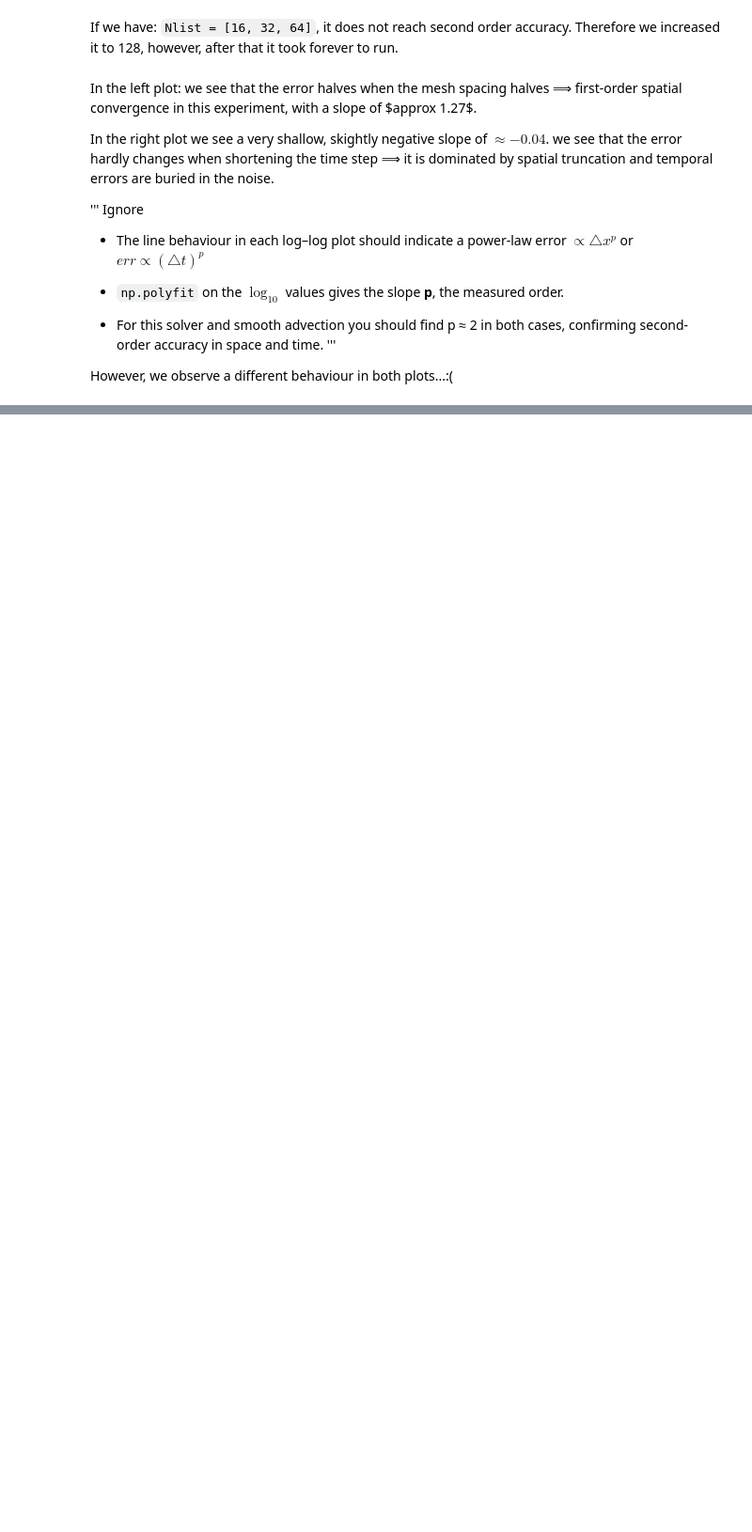
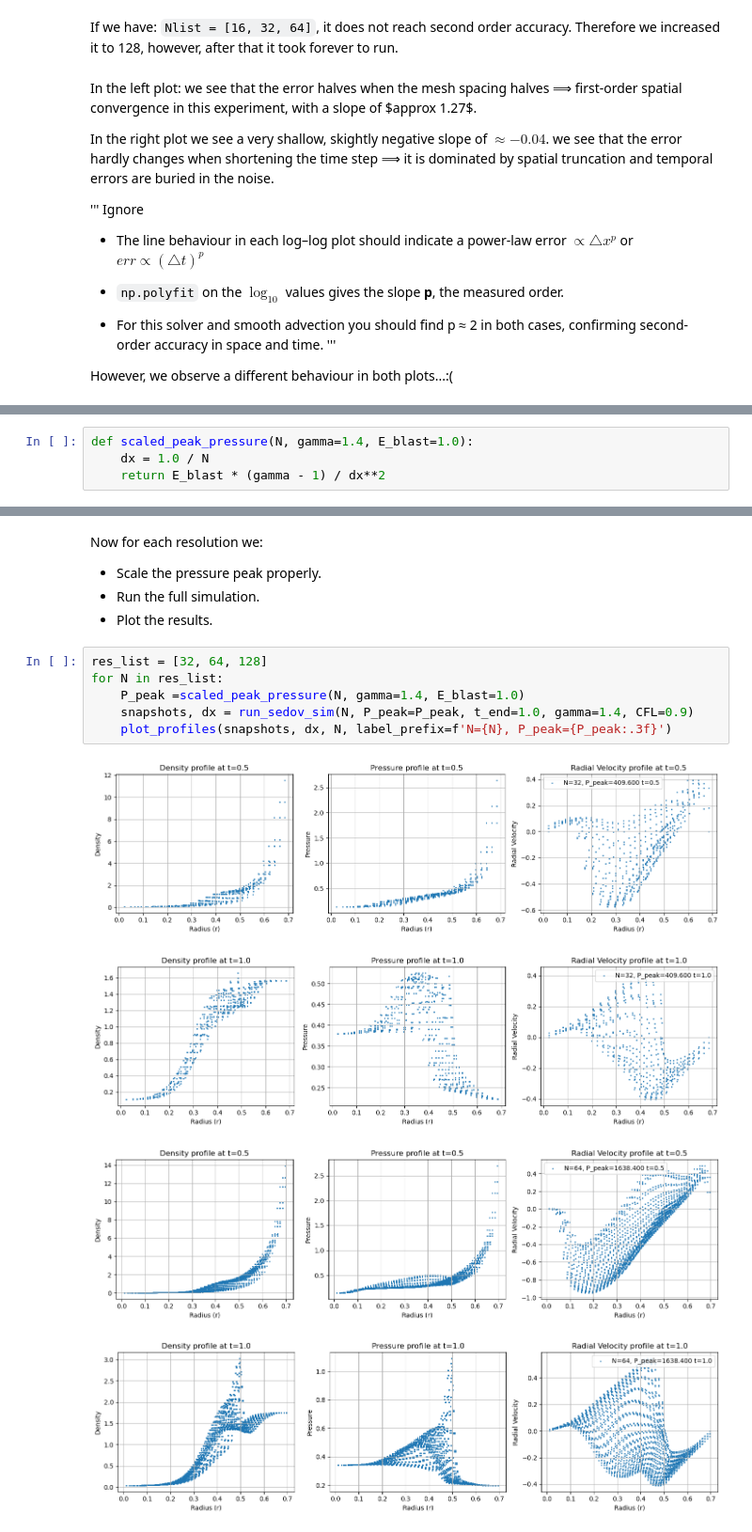
Before and after one commit to ShannonS00/Computational-Astrophysics, a Jupyter notebook: Worksheet_9/Worksheet_9_G22.ipynb, the cells around one changed output, grey strips where cells are left out. Shown at 94% size. Drawn from its saved outputs; the diff is of its cells as text; blank space fills up the shorter version.

```diff
--- a/Worksheet_9/Worksheet_9_G22.ipynb
+++ b/Worksheet_9/Worksheet_9_G22.ipynb
@@ -234,0 +329,4 @@ However, we observe a different behaviour in both plots...:(
+# %%
+def scaled_peak_pressure(N, gamma=1.4, E_blast=1.0):
+    dx = 1.0 / N
+    return E_blast * (gamma - 1) / dx**2
@@ -234,0 +337,16 @@ However, we observe a different behaviour in both plots...:(
+# %% [markdown]
+Now for each resolution we:
+- Scale the pressure peak properly.
+- Run the full simulation.
+- Plot the results.
+# %%
+res_list = [32, 64, 128]
+for N in res_list:
+    P_peak =scaled_peak_pressure(N, gamma=1.4, E_blast=1.0)
+    snapshots, dx = run_sedov_sim(N, P_peak=P_peak, t_end=1.0, gamma=1.4, CFL=0.9)
+    plot_profiles(snapshots, dx, N, label_prefix=f'N={N}, P_peak={P_peak:.3f}')
+# %% [output]
+[figure, added]
+[figure, added]
+[figure, added]
+[figure, added]
```
Also changed, not shown: parts of 16 cells of this notebook.
